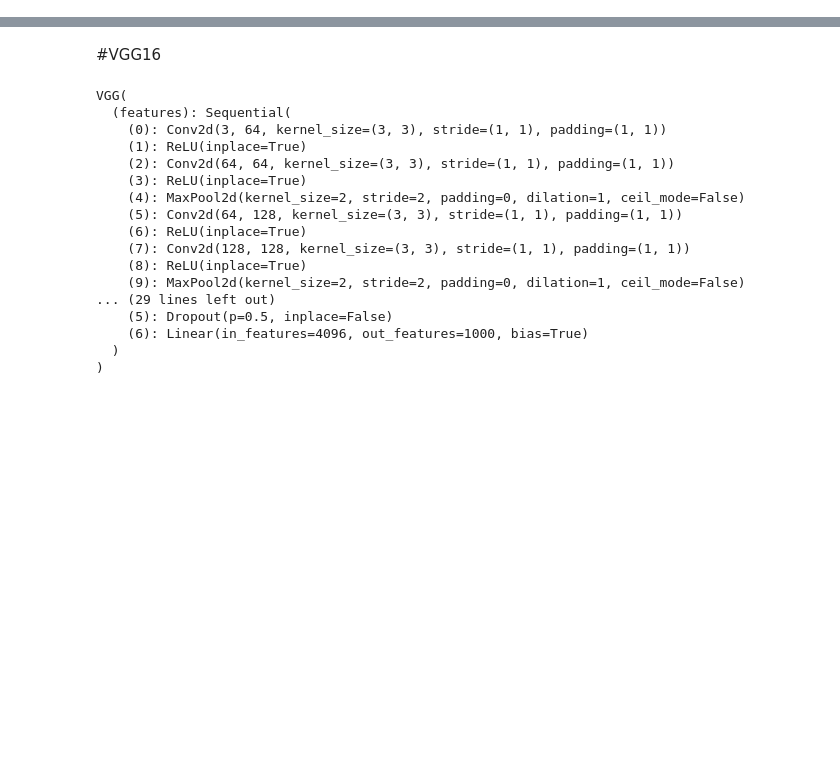
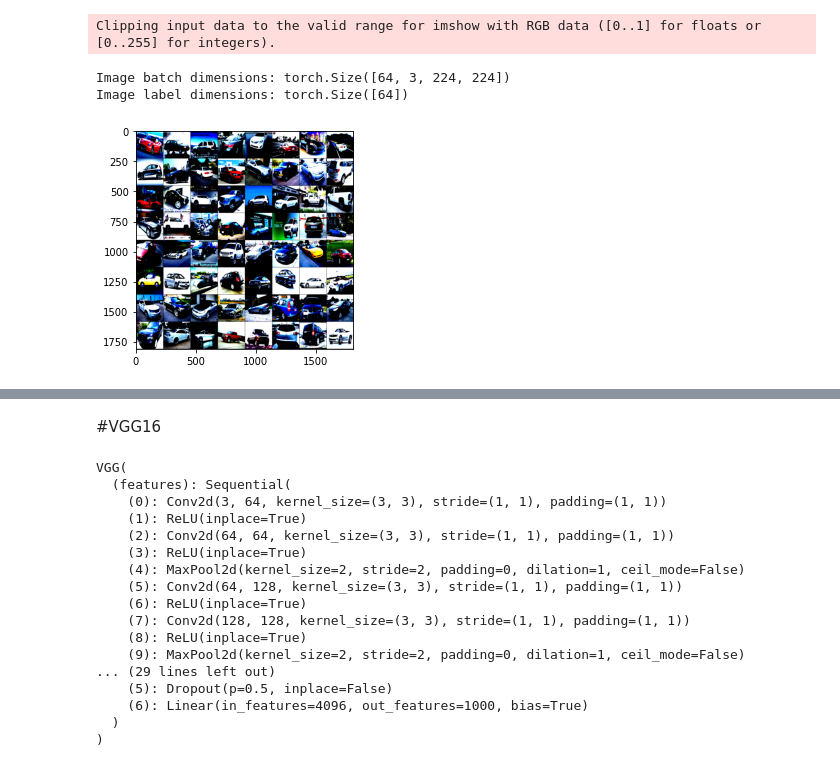
Before and after one commit to iociveteres/Neural-Networks, a Jupyter notebook: lab4/lab4.ipynb, the cells around one changed output, grey strips where cells are left out. Drawn from its saved outputs; the diff is of its cells as text; code cells hidden in the pictures; blank space fills up the shorter version.

```diff
--- a/lab4/lab4.ipynb
+++ b/lab4/lab4.ipynb
@@ -38,2 +41,7 @@ DATA_ROOT = ROOT + DATASET_FOLDER
 
 DEVICE = torch.device("cuda:0" if torch.cuda.is_available() else "cpu")
+# %%
+dataset = datasets.ImageFolder(DATA_ROOT,
+                               transform=transform)
+classes = dataset.classes
+classes
@@ -40,3 +66,31 @@ DEVICE = torch.device("cuda:0" if torch.cuda.is_available() else "cpu")
+# %%
+train_set, test_set = torch.utils.data.random_split(dataset,
+                                                    [1-TEST_SIZE, TEST_SIZE],
+                                                    generator=torch.Generator().manual_seed(1))
+train_loader = torch.utils.data.DataLoader(train_set, batch_size=BATCH_SIZE, shuffle=True,
+                                        collate_fn=lambda x: tuple(x_.to(DEVICE) for x_ in default_collate(x)))
+test_loader = torch.utils.data.DataLoader(test_set, batch_size=BATCH_SIZE, shuffle=True,
+                                        collate_fn=lambda x: tuple(x_.to(DEVICE) for x_ in default_collate(x)))
+test_len = len(test_set)
+# %%
+def imshow(img):
+    img_np = img.cpu().numpy()
+    plt.imshow(np.transpose(img_np, (1, 2, 0)))
+
+dataiter = iter(train_loader)
+images, labels = next(dataiter)
+
+imshow(torchvision.utils.make_grid(images))
+
+for images, labels in train_loader:
+    print("Image batch dimensions:", images.shape)
+    print("Image label dimensions:", labels.shape)
+    break
+# %% [output]
+Clipping input data to the valid range for imshow with RGB data ([0..1] for floats or [0..255] for integers).
+Image batch dimensions: torch.Size([64, 3, 224, 224])
+Image label dimensions: torch.Size([64])
+[figure, added]
 # %%
 def save_model(model, path, name):
   model_scripted = torch.jit.script(model)
```
Also changed, not shown: parts of 24 cells of this notebook.
